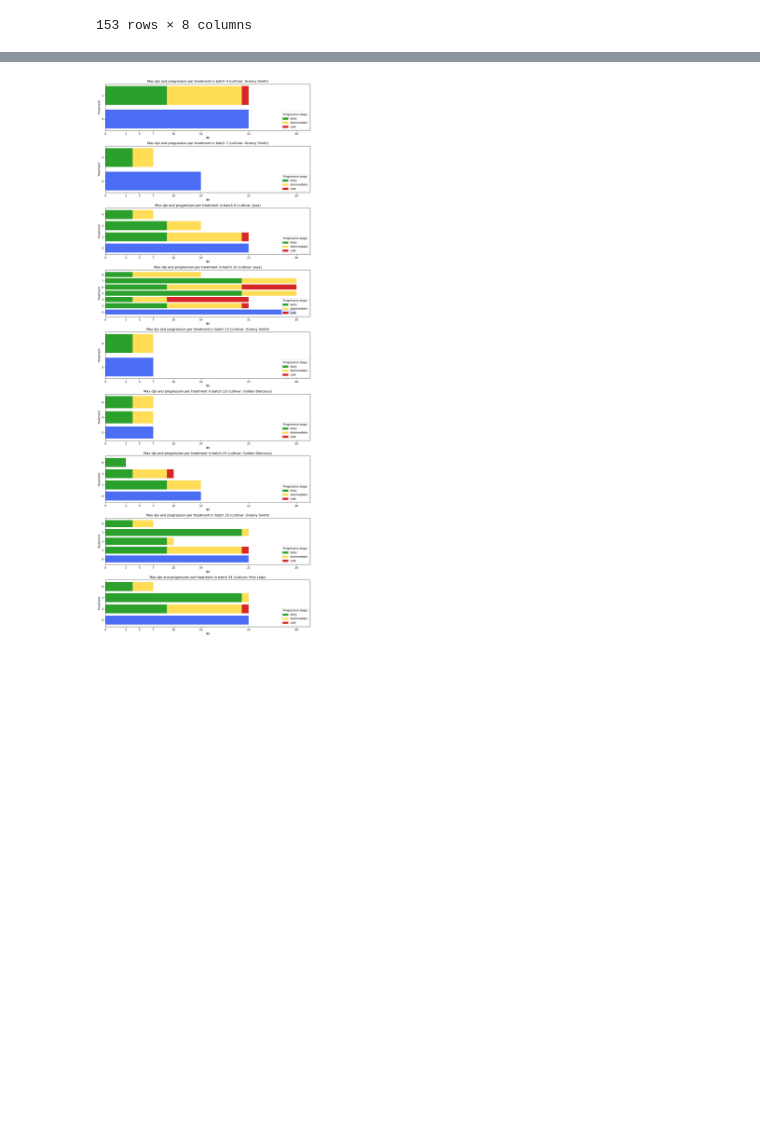
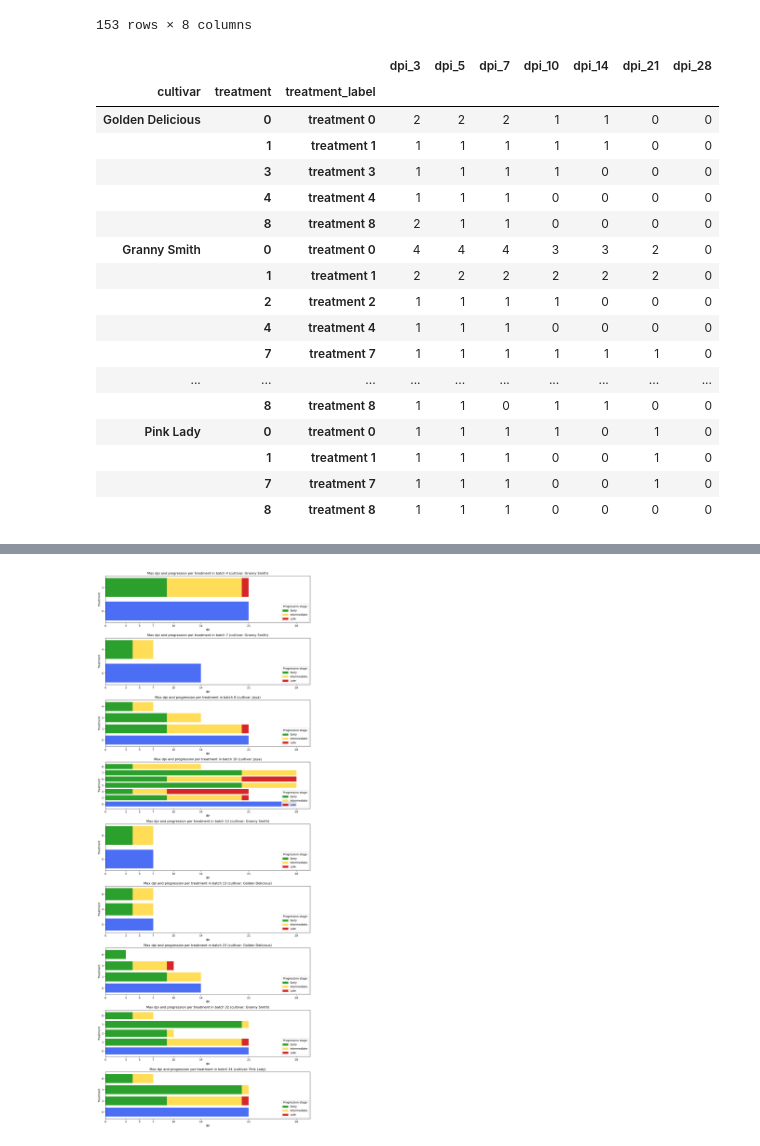
Before and after one commit to Hanifemam/hippa-rgb, a Jupyter notebook: src/data/eda.ipynb, the cells around one changed output, grey strips where cells are left out. Drawn from its saved outputs; the diff is of its cells as text; code cells hidden in the pictures; blank space fills up the shorter version.

```diff
--- a/src/data/eda.ipynb
+++ b/src/data/eda.ipynb
@@ -453,6 +453,52 @@ cultivar_progression_df
 | 151 | Pink Lady | 8 | 251203 | 5 | Intermediate | 2 | 96 | [34] |
 | 152 | Pink Lady | 8 | 251205 | 7 | Intermediate | 3 | 96 | [34] |
 153 rows × 8 columns
+# %%
+def summarize_cultivar_progression_batch(progression_df: pd.DataFrame) -> pd.DataFrame:
+    """Summarize number of batches per dpi with explicit treatment labels per cultivar."""
+    if progression_df.empty:
+        return pd.DataFrame()
+
+    summary = (
+        progression_df
+        .groupby(["cultivar", "treatment", "dpi"])["batch"]
+        .nunique()
+        .reset_index(name="count")
+    )
+
+    summary["treatment_label"] = summary["treatment"].apply(lambda t: f"treatment {t}")
+
+    pivot = summary.pivot_table(
+        index=["cultivar", "treatment", "treatment_label"],
+        columns="dpi",
+        values="count",
+        fill_value=0,
+    ).sort_index()
+
+    pivot.columns = [f"dpi_{int(d)}" for d in pivot.columns]
+
+    return pivot.astype(int)
+
+summarize_cultivar_progression_batch(progression_df)
+# %% [output]
+|  |  |  | dpi_3 | dpi_5 | dpi_7 | dpi_10 | dpi_14 | dpi_21 | dpi_28 |
+| cultivar | treatment | treatment_label |  |  |  |  |  |  |  |
+| Golden Delicious | 0 | treatment 0 | 2 | 2 | 2 | 1 | 1 | 0 | 0 |
+|  | 1 | treatment 1 | 1 | 1 | 1 | 1 | 1 | 0 | 0 |
+|  | 3 | treatment 3 | 1 | 1 | 1 | 1 | 0 | 0 | 0 |
+|  | 4 | treatment 4 | 1 | 1 | 1 | 0 | 0 | 0 | 0 |
+|  | 8 | treatment 8 | 2 | 1 | 1 | 0 | 0 | 0 | 0 |
+| Granny Smith | 0 | treatment 0 | 4 | 4 | 4 | 3 | 3 | 2 | 0 |
+|  | 1 | treatment 1 | 2 | 2 | 2 | 2 | 2 | 2 | 0 |
+|  | 2 | treatment 2 | 1 | 1 | 1 | 1 | 0 | 0 | 0 |
+|  | 4 | treatment 4 | 1 | 1 | 1 | 0 | 0 | 0 | 0 |
+|  | 7 | treatment 7 | 1 | 1 | 1 | 1 | 1 | 1 | 0 |
+| ... | ... | ... | ... | ... | ... | ... | ... | ... | ... |
+|  | 8 | treatment 8 | 1 | 1 | 0 | 1 | 1 | 0 | 0 |
+| Pink Lady | 0 | treatment 0 | 1 | 1 | 1 | 1 | 0 | 1 | 0 |
+|  | 1 | treatment 1 | 1 | 1 | 1 | 0 | 0 | 1 | 0 |
+|  | 7 | treatment 7 | 1 | 1 | 1 | 0 | 0 | 1 | 0 |
+|  | 8 | treatment 8 | 1 | 1 | 1 | 0 | 0 | 0 | 0 |
 # %%
 def summarize_cultivar_progression(progression_df: pd.DataFrame) -> pd.DataFrame:
     """Summarize progression counts with explicit treatment labels per cultivar."""
```
Also changed, not shown: parts of 2 cells of this notebook, 8 other files.
